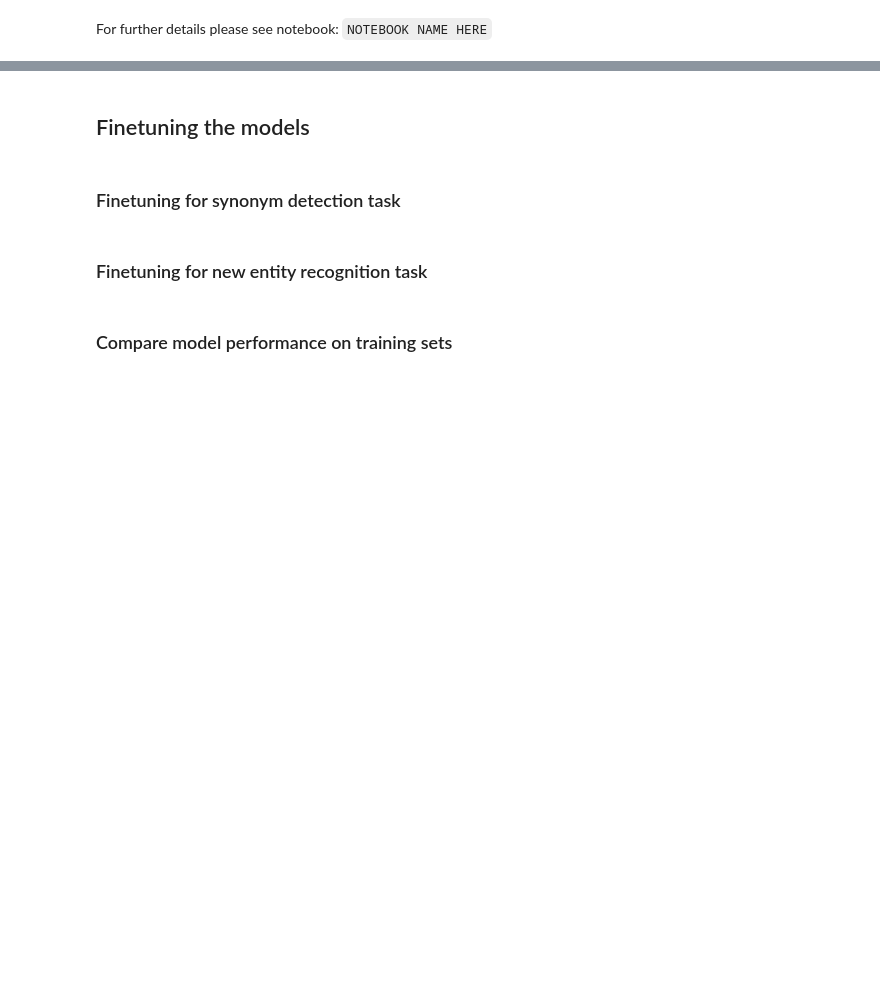
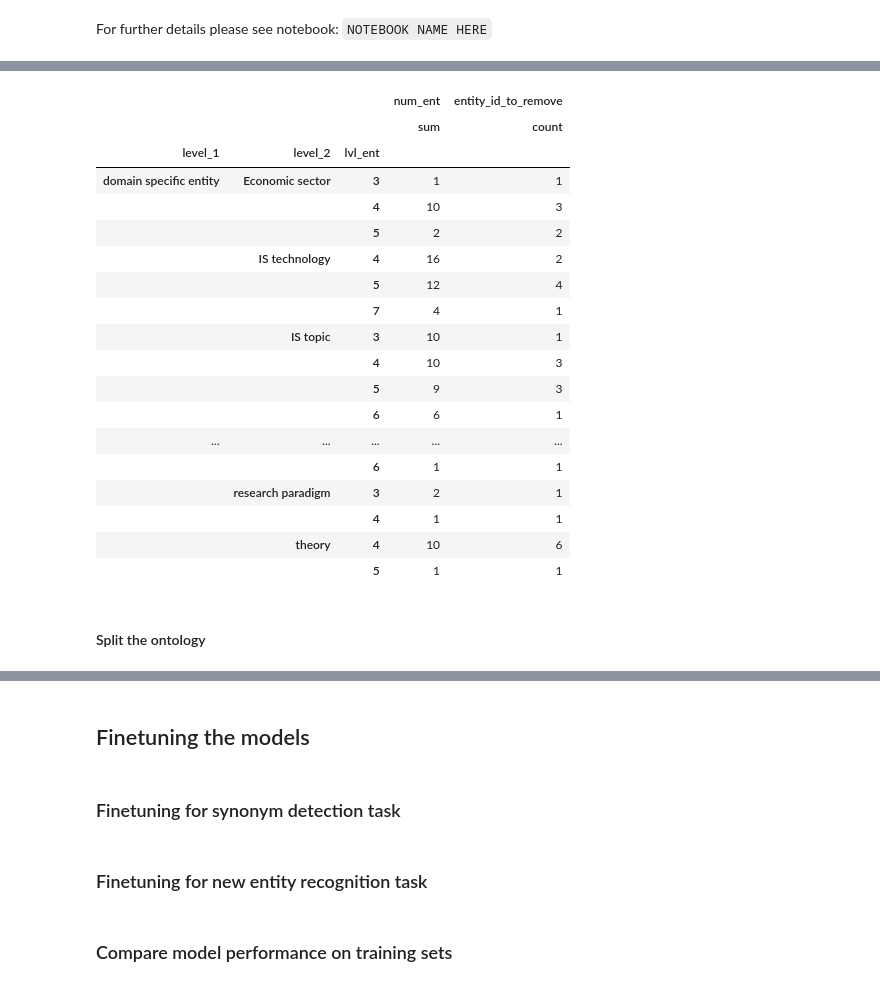
Before and after one commit to Heity94/TWSM_Lab, a Jupyter notebook: Project/Team1_ProjectReport_main.ipynb, the cells around one changed output, grey strips where cells are left out. Drawn from its saved outputs; the diff is of its cells as text; code cells hidden in the pictures; blank space fills up the shorter version.

Commit message:
Added chapter for splitting ontology

```diff
--- a/Project/Team1_ProjectReport_main.ipynb
+++ b/Project/Team1_ProjectReport_main.ipynb
@@ -236,0 +326,4 @@ For further details please see notebook: `NOTEBOOK NAME HERE`
+# %%
+# Load final list of removed entities and show results
+entities_to_removed = pd.read_csv(data_path_group+"NER/Data_to_split_ontology/NER_ent_to_remove_from_ontology_final.csv", index_col=0)
+entities_to_removed.head(1)
@@ -236,0 +333,25 @@ For further details please see notebook: `NOTEBOOK NAME HERE`
+# %%
+# Lets check the distributiton of the selcted entities accross the ontology
+entities_to_removed.groupby(["level_1", "level_2", "lvl_ent"]).aggregate({'num_ent' :["sum"], "entity_id_to_remove":["count"]})
+# %% [output]
+|  |  |  | num_ent | entity_id_to_remove |
+|  |  |  | sum | count |
+| level_1 | level_2 | lvl_ent |  |  |
+| domain specific entity | Economic sector | 3 | 1 | 1 |
+|  |  | 4 | 10 | 3 |
+|  |  | 5 | 2 | 2 |
+|  | IS technology | 4 | 16 | 2 |
+|  |  | 5 | 12 | 4 |
+|  |  | 7 | 4 | 1 |
+|  | IS topic | 3 | 10 | 1 |
+|  |  | 4 | 10 | 3 |
+|  |  | 5 | 9 | 3 |
+|  |  | 6 | 6 | 1 |
+| ... | ... | ... | ... | ... |
+|  |  | 6 | 1 | 1 |
+|  | research paradigm | 3 | 2 | 1 |
+|  |  | 4 | 1 | 1 |
+|  | theory | 4 | 10 | 6 |
+|  |  | 5 | 1 | 1 |
+# %% [markdown]
+#### Split the ontology
```
Also changed, not shown: parts of 13 cells of this notebook.
